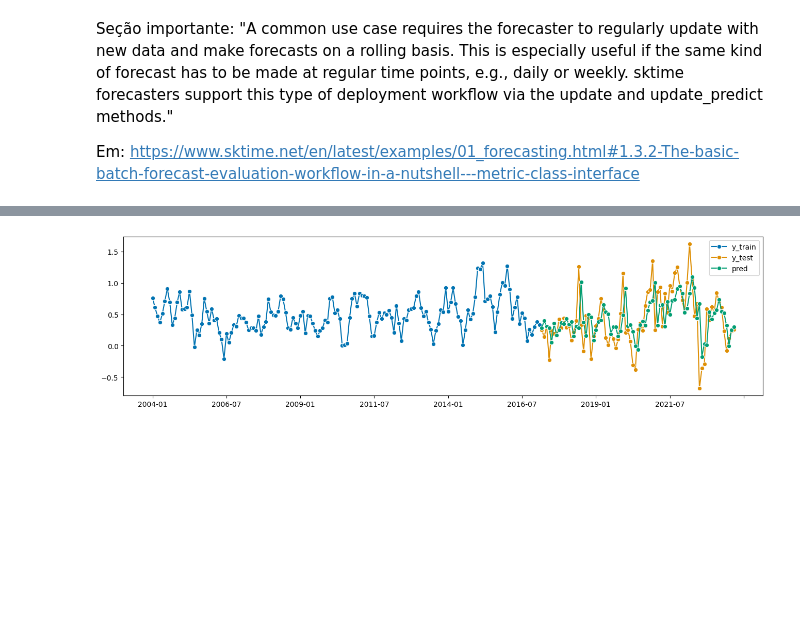
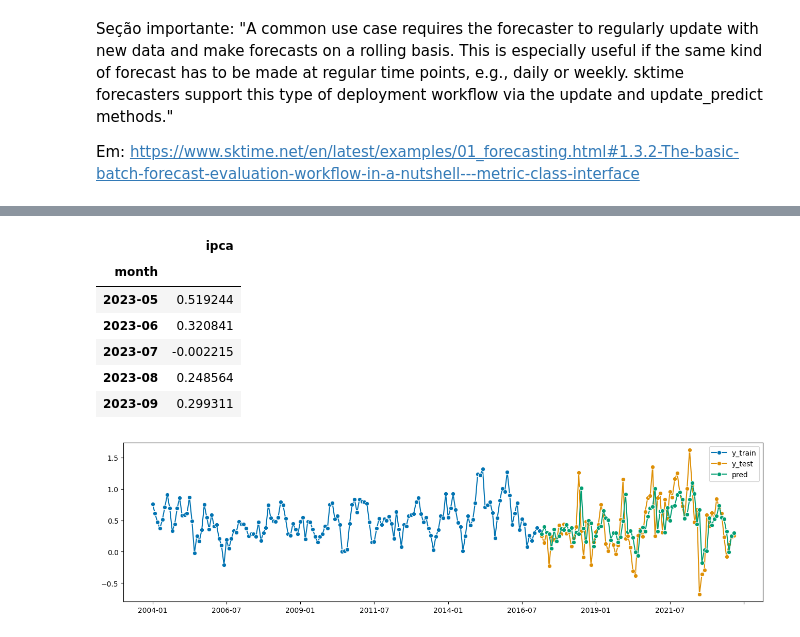
Before and after one commit to GuilhermeFrainer/tcc, a Jupyter notebook: arima_forecast.ipynb, the cells around one changed output, grey strips where cells are left out. Saved outputs shown, nothing was run; the diff lists cells and outputs as text; code cells hidden in the pictures; blank space fills up the shorter version.

```diff
--- a/arima_forecast.ipynb
+++ b/arima_forecast.ipynb
@@ -42 +47,16 @@ y_pred.tail(5)
+# %%
+# Carrega previsões salvas
+# Não misturar com previsões do modelo no bloco acima
+y_pred = pd.read_csv("previsões/arima.csv", sep=";", decimal=",")
+y_pred = y_pred.rename(columns={y_pred.columns[0]: "month", y_pred.columns[1]: "ipca"})
+y_pred = utils.index_to_period(y_pred)
+y_pred.tail(5)
+# %% [output]
+|  | ipca |
+| month |  |
+| 2023-05 | 0.519244 |
+| 2023-06 | 0.320841 |
+| 2023-07 | -0.002215 |
+| 2023-08 | 0.248564 |
+| 2023-09 | 0.299311 |
 # %%
```
Also changed, not shown: parts of 12 cells of this notebook.
